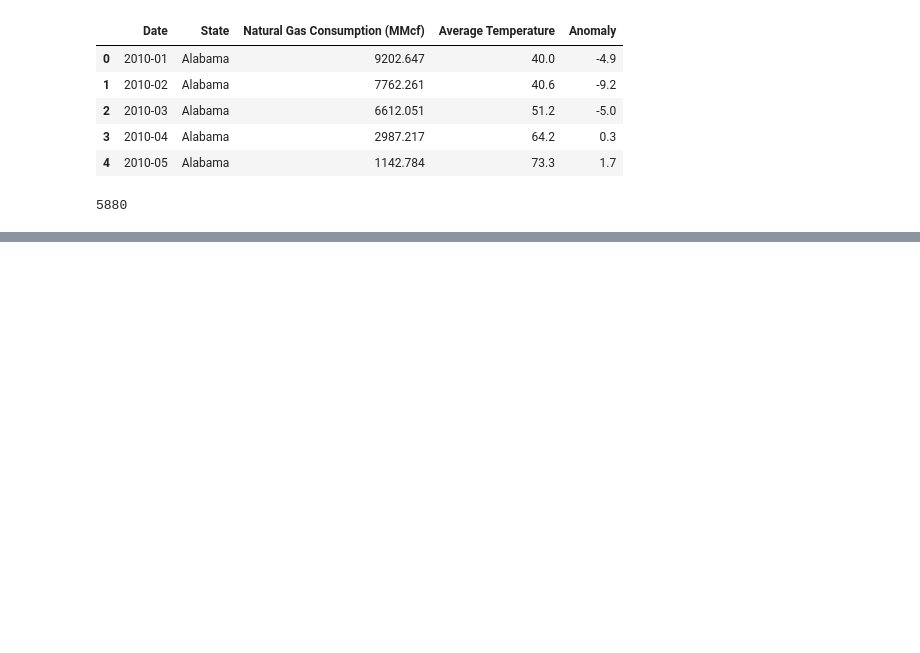
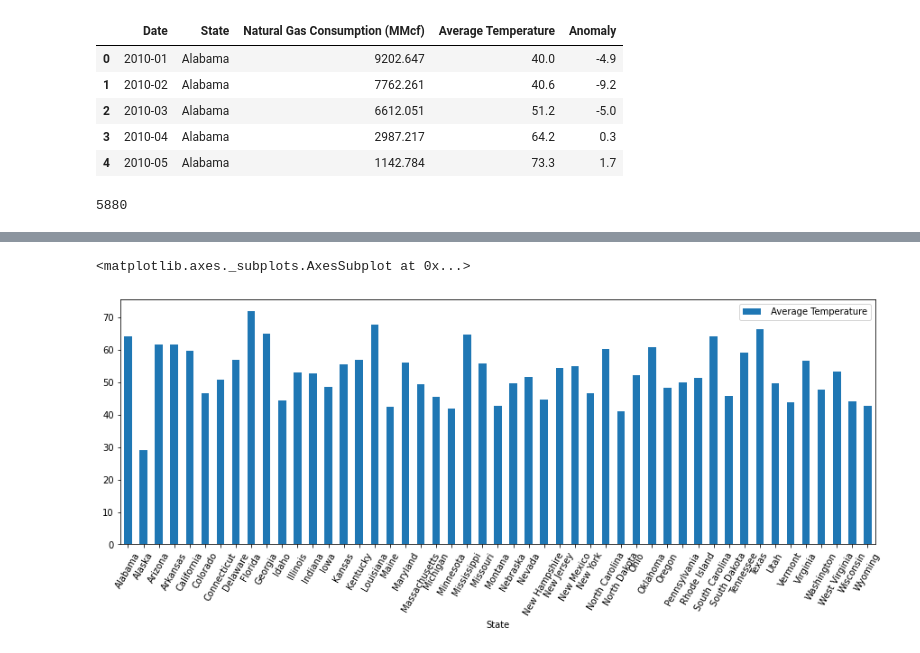
Before and after one commit to kcwf3d/databootcamp_Project_1, a Jupyter notebook: ma_pr1_data_clean.ipynb, the cells around one changed output, grey strips where cells are left out. Cells and saved outputs as stored; diff of their text form; code cells hidden in the pictures; blank space fills up the shorter version.

```diff
--- a/ma_pr1_data_clean.ipynb
+++ b/ma_pr1_data_clean.ipynb
@@ -157,0 +165,5 @@ len(combined_df)
+# %%
+states_df.plot(kind='bar', y=' Average Temperature', rot=60, figsize=(15, 5))
+# %% [output]
+<matplotlib.axes._subplots.AxesSubplot at 0x...>
+[figure, added]
```
Also changed, not shown: parts of 4 cells of this notebook, 3 other files.
